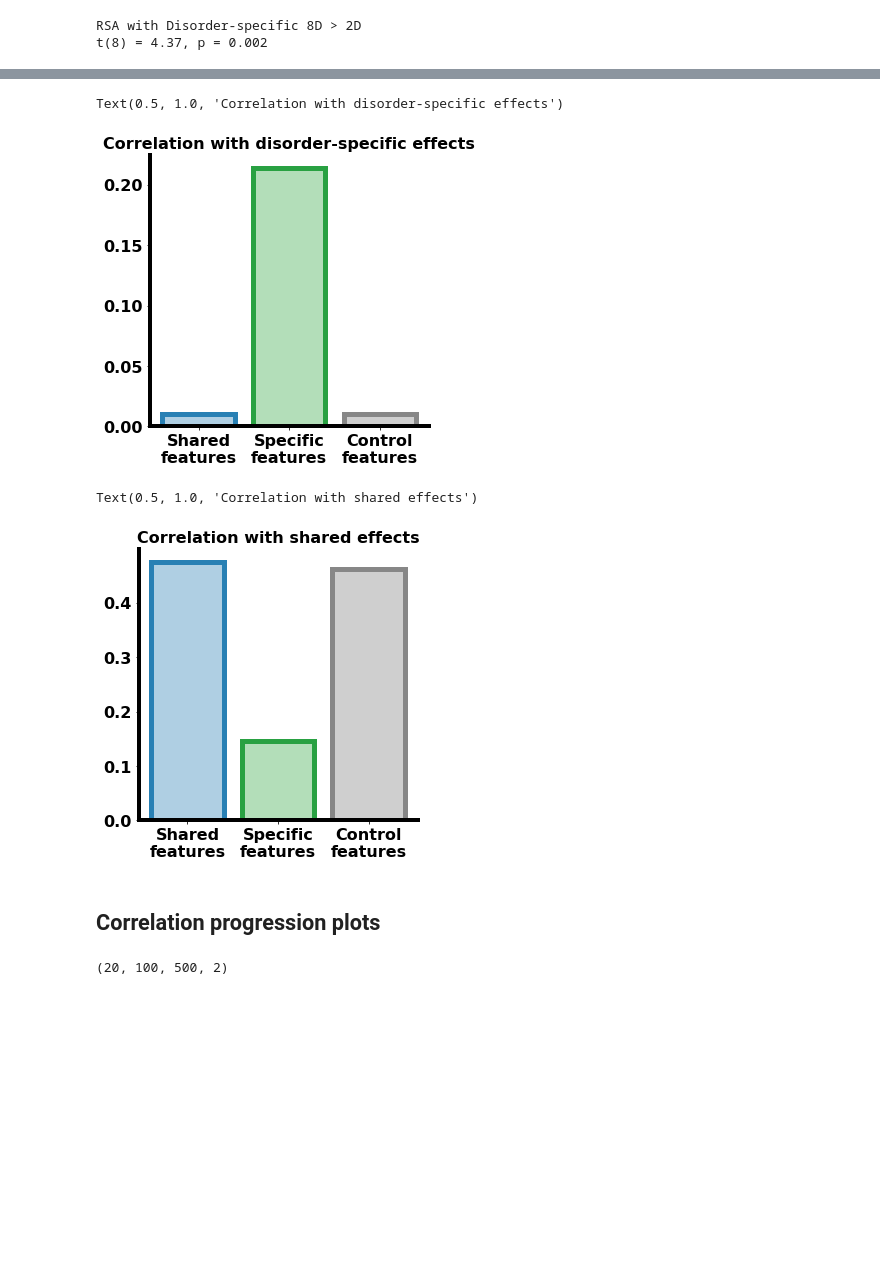
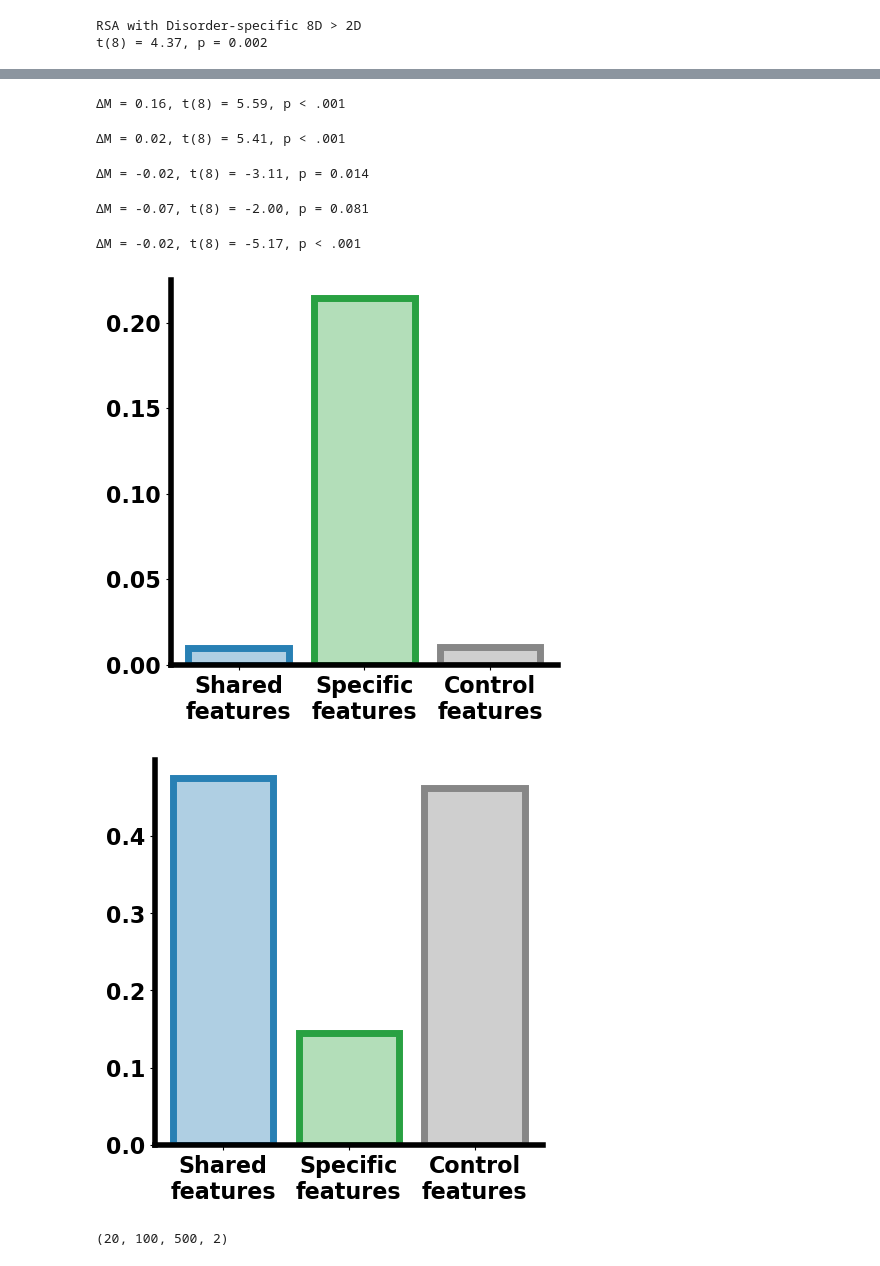
Before and after one commit to Aglinskas/pub-CVAE-sim-neuroanatomy, a Jupyter notebook: Code/18-paper-analysis-correlation-analyses.ipynb, the cells around one changed output, grey strips where cells are left out. Saved outputs shown, nothing was run; the diff lists cells and outputs as text; code cells hidden in the pictures; blank space fills up the shorter version.

```diff
--- a/Code/18-paper-analysis-correlation-analyses.ipynb
+++ b/Code/18-paper-analysis-correlation-analyses.ipynb
@@ -144,0 +205,2 @@ res_vae['rsa_z_ens'] = res_vae['rsa_z_indiv'].mean(axis=1)
+# %%
+res_vae = get_vae_res(['VAE_1type_kncnWVtQih','VAE_1type_UgKpOQRkbT','VAE_1type_kiVqSUuzPw','VAE_1type_ZeaIiXVaJT','VAE_1type_OCsgjPTPfX'],data_csv_fn='../Data/synth-data-01.csv')
@@ -214,10 +439,8 @@ def get_CVAE_res(analyses,data_csv_fn='../Data/synth-data-01.csv'):
     c_sim = []
     corr_z_s = []
     for analysis in analyses:
-        # training_logs_fns = [f for f in os.listdir(f'../scratch/{analysis}/stage_2/') if f.startswith('training_log_')]
-        # training_logs = [np.load(os.path.join(f'../scratch/{analysis}/stage_2/',training_log)) for training_log in training_logs_fns]
-        training_logs_fns = [f for f in os.listdir(f'../Results-latents/{analysis}') if f.startswith('training_log_')]
-        training_logs = [np.load(os.path.join(f'../Results-latents/{analysis}',training_log)) for training_log in training_logs_fns]
+        training_logs_fns = [f for f in os.listdir(f'../scratch/{analysis}/stage_2/') if f.startswith('training_log_')]
+        training_logs = [np.load(os.path.join(f'../scratch/{analysis}/stage_2/',training_log)) for training_log in training_logs_fns]
         varexp = [training_log['varExps'][-1] for training_log in training_logs]
         varexp = np.array(varexp)
 
@@ -514,24 +1135,42 @@ t(8) = 4.37, p = 0.002
+# %%
+pretty_t_ind2(res_cvae_4D['rsa_s_ens'],res_cvae['rsa_s_ens'])
+# %% [output]
+ΔM = 0.16, t(8) = 5.59, p < .001
+# %%
+pretty_t_ind2(res_cvae_4D['rsa_z_ens'],res_cvae['rsa_z_ens'])
+# %% [output]
+ΔM = 0.02, t(8) = 5.41, p < .001
+# %%
+pretty_t_ind2(res_cvae_8D['cvae_varexps_m'],res_cvae_4D['cvae_varexps_m'])
+# %% [output]
+ΔM = -0.02, t(8) = -3.11, p = 0.014
+# %%
+pretty_t_ind2(res_cvae_8D['rsa_s_ens'],res_cvae_4D['rsa_s_ens'])
+# %% [output]
+ΔM = -0.07, t(8) = -2.00, p = 0.081
+# %%
+pretty_t_ind2(res_cvae_8D['rsa_z_ens'],res_cvae_4D['rsa_z_ens'])
+# %% [output]
+ΔM = -0.02, t(8) = -5.17, p < .001
 # %%
 fig,ax = plt.subplots(figsize=(5,5))
 v1 = res_cvae['rsa_zs_ens']
 v2 = res_cvae['rsa_s_ens']
 v3 = res_vae['rsa_s_ens']
 xs = np.arange(3)
 
 plt.bar(0,v1.mean(),color=np.array([175,207,227])/255,edgecolor=np.array([40,128,180])/255,linewidth=5)
 plt.bar(1,v2.mean(),color=np.array([179,222,185])/255,edgecolor=np.array([41,161,66])/255,linewidth=5)
 plt.bar(2,v3.mean(),color=np.array([207,207,207])/255,edgecolor=np.array([135,135,135])/255,linewidth=5)
 
 ax.spines['right'].set_visible(False)
 ax.spines['top'].set_visible(False)
 ax.spines['bottom'].set_linewidth(4)
 ax.spines['left'].set_linewidth(4)
 plt.yticks(fontsize=16,fontweight='bold');
 plt.xticks([0,1,2],labels=['Shared\nfeatures','Specific\nfeatures','Control\nfeatures'],fontsize=16,fontweight='bold');
-plt.title('Correlation with disorder-specific effects',fontsize=16,fontweight='bold')
 # %% [output]
-Text(0.5, 1.0, 'Correlation with disorder-specific effects')
-[figure, old version]
+[figure, new version]
 # %%
 fig,ax = plt.subplots(figsize=(5,5))
 v1 = res_cvae['rsa_z_ens']
@@ -549,9 +1188,5 @@ ax.spines['bottom'].set_linewidth(4)
 ax.spines['left'].set_linewidth(4)
 plt.yticks(fontsize=16,fontweight='bold');
 plt.xticks([0,1,2],labels=['Shared\nfeatures','Specific\nfeatures','Control\nfeatures'],fontsize=16,fontweight='bold');
-plt.title('Correlation with shared effects',fontsize=16,fontweight='bold')
 # %% [output]
-Text(0.5, 1.0, 'Correlation with shared effects')
-[figure, old version]
+[figure, new version]
-# %% [markdown]
-## Correlation progression plots
```
Also changed, not shown: parts of 53 cells of this notebook, 9 other files.
